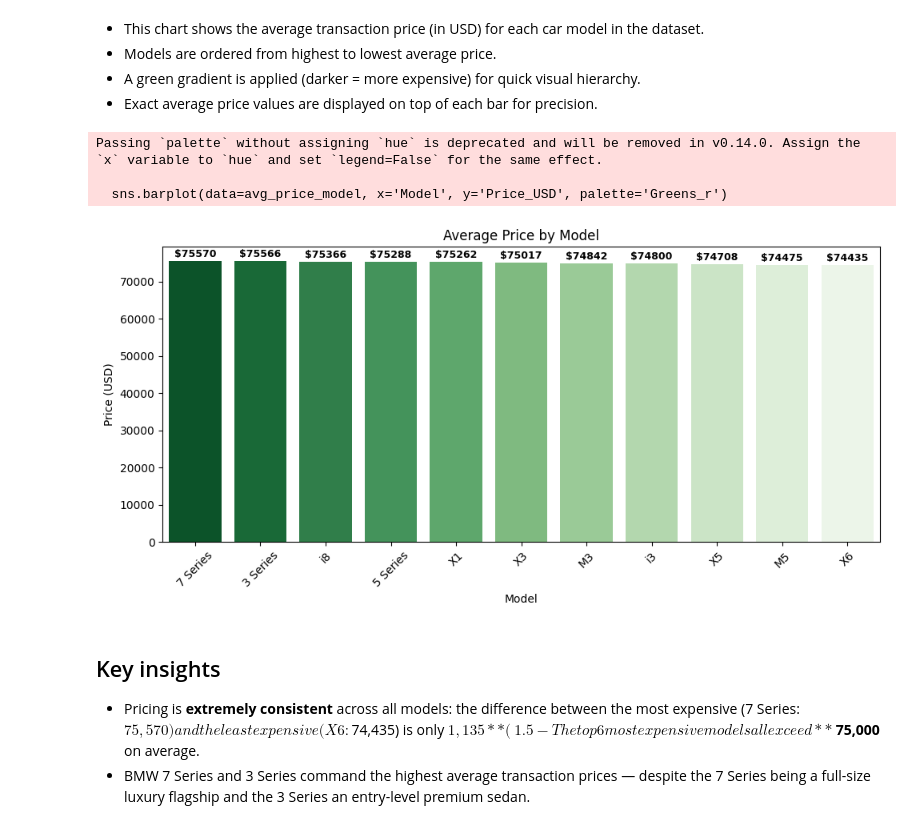
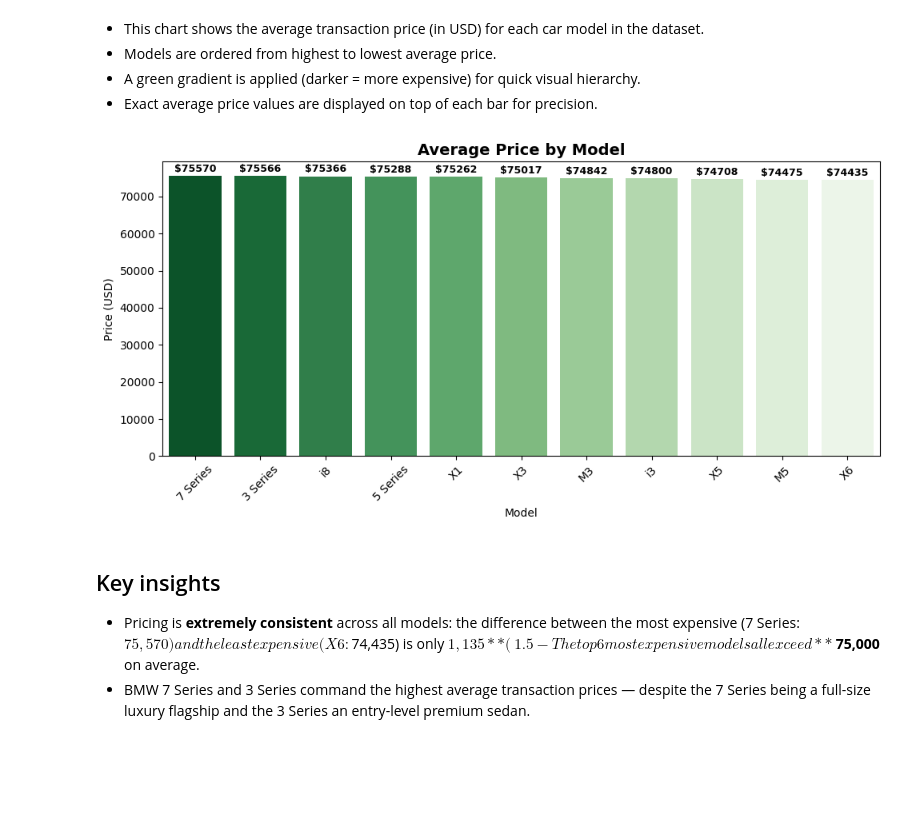
Before and after one commit to Hossam445/Car_Sales_EDA, a Jupyter notebook: Car_Sales_EDA.ipynb, the cells around one changed output. Saved outputs shown, nothing was run; the diff lists cells and outputs as text; code cells hidden in the pictures; blank space fills up the shorter version.

```diff
--- a/Car_Sales_EDA.ipynb
+++ b/Car_Sales_EDA.ipynb
@@ -190,11 +190,10 @@ plt.show()
 - Bars are sorted in descending order and color-coded with a green gradient (darker = higher sales) to instantly highlight performance differences.
 - The visualization helps identify which models have historically dominated the market and how close the competition is among premium-segment leaders.
 # %%
-
-# Aggregate total sales by model
+# Aggregate top 10 sales
 top_sales = df.groupby('Model')['Sales_Volume'].sum().sort_values(ascending=False).head(10).reset_index()
 
-# Convert to K/M format for labels
+# Format numbers for labels
 def format_number(n):
     if n >= 1_000_000:
         return f"{n/1_000_000:.1f}M"
@@ -203,15 +202,31 @@ def format_number(n):
     else:
         return str(n)
 
+plt.figure(figsize=(10,6))
 
-plt.figure(figsize=(10,6))
-sns.barplot(data=top_sales, y='Model', x='Sales_Volume', palette='Greens_r')
+# Use hue to remove warning
+sns.barplot(
+    data=top_sales,
+    y='Model',
+    x='Sales_Volume',
+    hue='Model',
+    palette='Greens_r',
+    dodge=False,
+    legend=False
+)
 
 # Add data labels
 for index, row in top_sales.iterrows():
-    plt.text(row['Sales_Volume'] + 50, index, format_number(row['Sales_Volume']), va='center', fontsize=9, fontweight='bold')
+    plt.text(
+        row['Sales_Volume'] + 50,  # small offset to the right of the bar
+        index,
+        format_number(row['Sales_Volume']),
+        va='center',
+        fontsize=9,
+        fontweight='bold'
+    )
 
-plt.title("Top 10 Models by Sales Volume")
+plt.title("Top 10 Models by Sales Volume", fontsize=14, fontweight='bold')
 plt.xlabel("Total Units Sold")
 plt.ylabel("Model")
 plt.tight_layout()
@@ -276,31 +288,39 @@ plt.show()
 # %%
 avg_price_model = df.groupby('Model')['Price_USD'].mean().sort_values(ascending=False).reset_index()
 
 plt.figure(figsize=(10,5))
-sns.barplot(data=avg_price_model, x='Model', y='Price_USD', palette='Greens_r')
+
+# Use hue to avoid future warning
+sns.barplot(
+    data=avg_price_model,
+    x='Model',
+    y='Price_USD',
+    hue='Model',
+    palette='Greens_r',
+    dodge=False,
+    legend=False
+)
 
 # Add data labels on top of bars
 for index, row in avg_price_model.iterrows():
     plt.text(
         index,
         row['Price_USD'] + 500,  # Slightly above the bar
         f"${row['Price_USD']:.0f}",  # Format as integer with $ sign
         ha='center',
         va='bottom',
         fontsize=9,
         fontweight='bold'
     )
 
-plt.title("Average Price by Model")
+plt.title("Average Price by Model", fontsize=14, fontweight='bold')
 plt.ylabel("Price (USD)")
+plt.xlabel("Model")
 plt.xticks(rotation=45)
 plt.tight_layout()
 plt.show()
 # %% [output]
-Passing `palette` without assigning `hue` is deprecated and will be removed in v0.14.0. Assign the `x` variable to `hue` and set `legend=False` for the same effect.
-
-  sns.barplot(data=avg_price_model, x='Model', y='Price_USD', palette='Greens_r')
-[figure, old version]
+[figure, new version]
 # %% [markdown]
 ## Key insights
 - Pricing is **extremely consistent** across all models: the difference between the most expensive (7 Series: $75,570) and the least expensive (X6: $74,435) is only **$1,135** (~1.5%).
```
Also changed, not shown: parts of 4 cells of this notebook.
